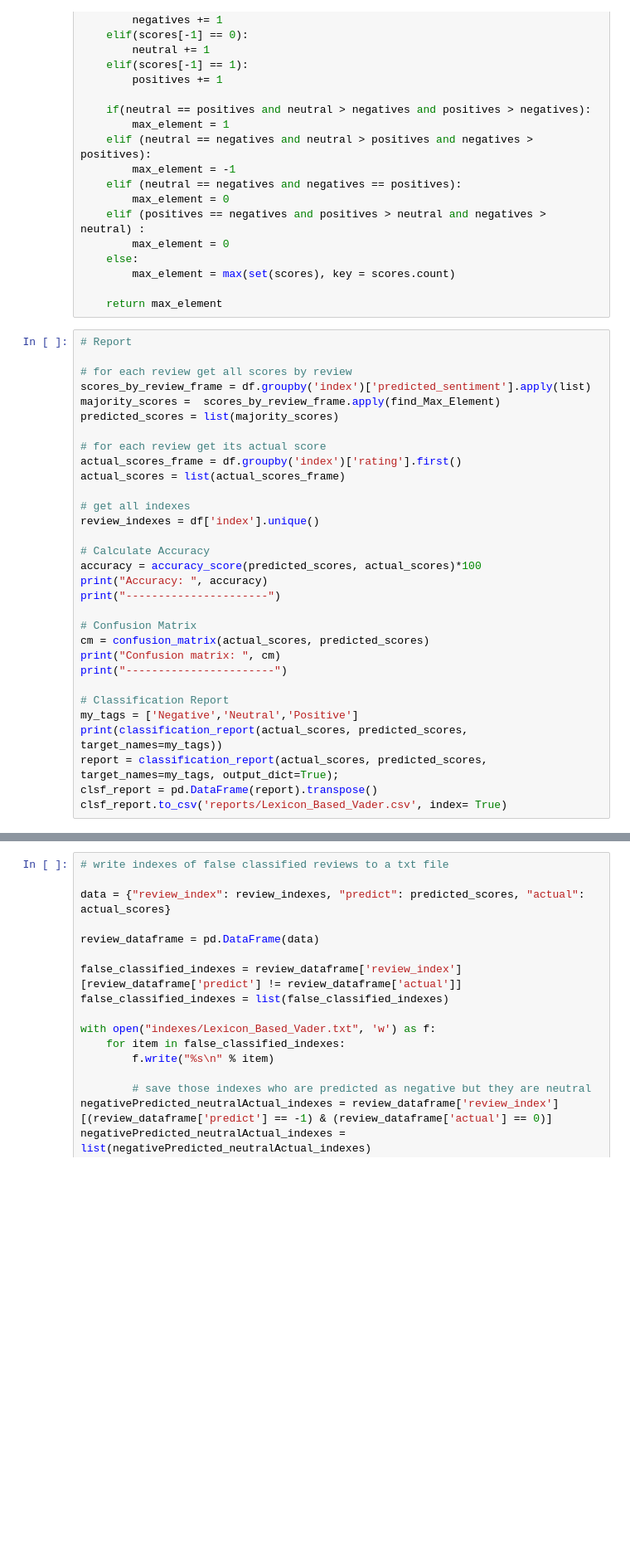
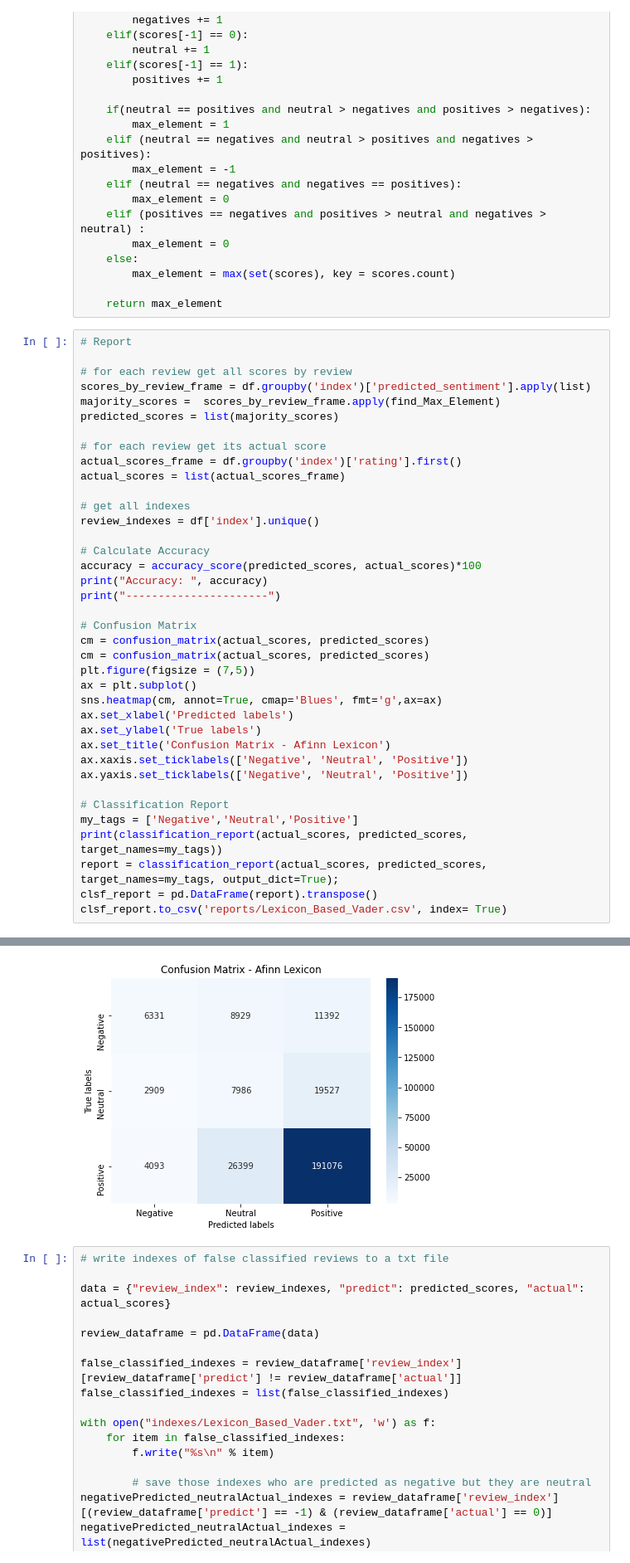
Before and after one commit to ChristosDeretzis/Sentence-Level-Sentiment-Analysis-Thesis, a Jupyter notebook: Lexicon_based_Vader.ipynb, the cells around one changed output, grey strips where cells are left out. Shown: that part at 83% size. Saved outputs shown, nothing was run; the diff lists cells and outputs as text; blank space fills up the shorter version.

Commit message:
Make changes to Lexicon Based Models

```diff
--- a/Lexicon_based_Vader.ipynb
+++ b/Lexicon_based_Vader.ipynb
@@ -183,8 +192,15 @@ print("----------------------")
 
 # Confusion Matrix
 cm = confusion_matrix(actual_scores, predicted_scores)
-print("Confusion matrix: ", cm)
-print("-----------------------")
+cm = confusion_matrix(actual_scores, predicted_scores)
+plt.figure(figsize = (7,5))
+ax = plt.subplot()
+sns.heatmap(cm, annot=True, cmap='Blues', fmt='g',ax=ax)
+ax.set_xlabel('Predicted labels')
+ax.set_ylabel('True labels')
+ax.set_title('Confusion Matrix - Afinn Lexicon')
+ax.xaxis.set_ticklabels(['Negative', 'Neutral', 'Positive'])
+ax.yaxis.set_ticklabels(['Negative', 'Neutral', 'Positive'])
 
 # Classification Report
 my_tags = ['Negative','Neutral','Positive']
@@ -211,3 +223,4 @@ weighted avg       0.76      0.72      0.74    278653
+[figure, added]
 # %%
 # write indexes of false classified reviews to a txt file
 
```
Also changed, not shown: parts of 6 cells of this notebook, 45 other files.
